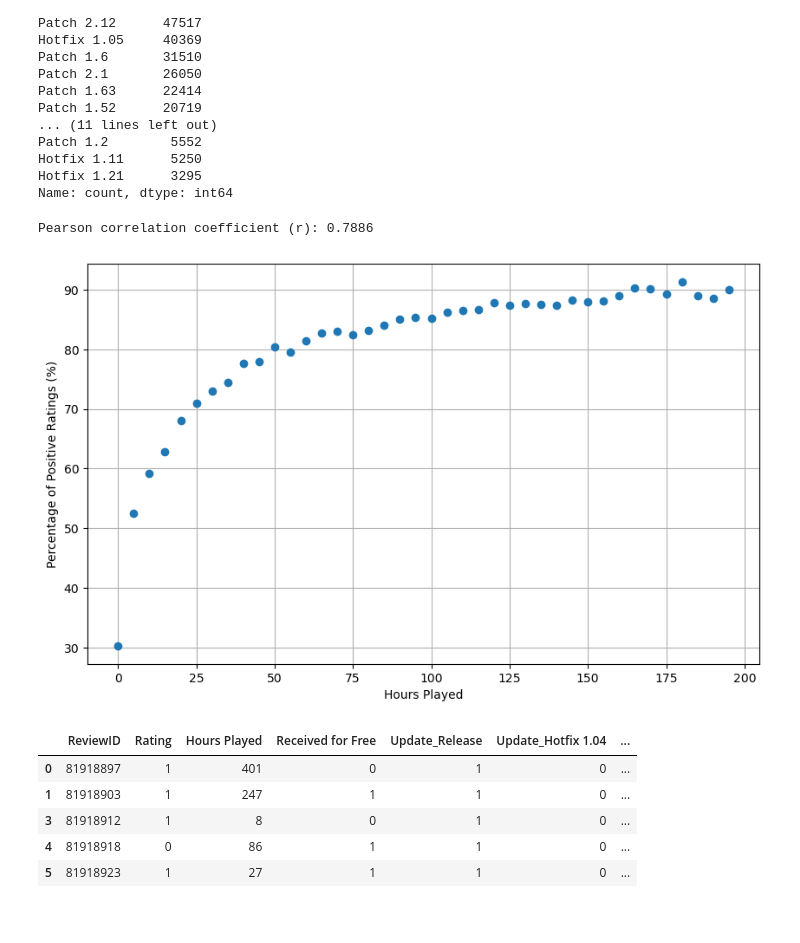
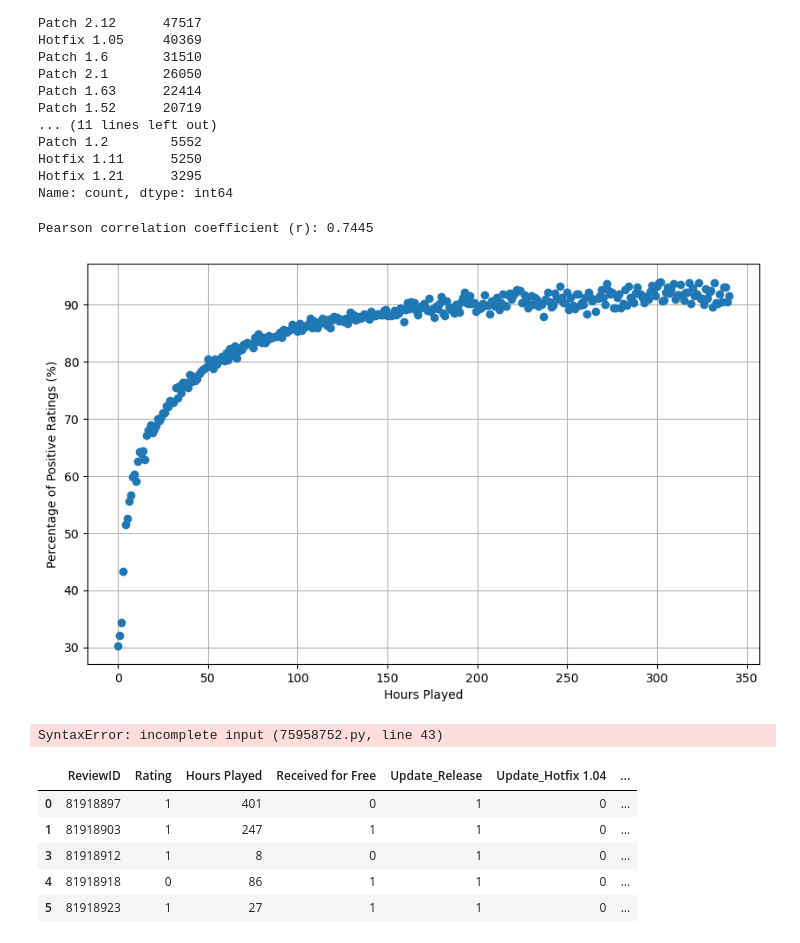
Before and after one commit to Othvaz/Data-Science, a Jupyter notebook: Code/Datascience.ipynb, the cells around one changed output. Cells and saved outputs as stored; diff of their text form; code cells hidden in the pictures.

```diff
--- a/Code/Datascience.ipynb
+++ b/Code/Datascience.ipynb
@@ -3,7 +3,7 @@ import pandas as pd
 import matplotlib.pyplot as plt
 import numpy as np
 
-cyberdf = pd.read_csv('Cyberpunk_2077_Steam_Reviews.csv')
+cyberdf = pd.read_csv('../Data_Sources/Cyberpunk_2077_Steam_Reviews.csv')
 cyberKeep = ['ReviewID', 'Rating', 'Hours Played', 'Received for Free', 'Update']
 cyberdf = cyberdf[cyberKeep]
 
@@ -379,17 +379,17 @@ Hotfix 1.11      5250
 Hotfix 1.21      3295
 Name: count, dtype: int64
 # %%
-def calculate_recommendation_percentage_for_intervals(df, intervals):
+def calculate_recommendation_percentage_for_intervals(df, interval):
     percentage_dict = {}
 
-    for hours_played in intervals:
+    for hours_played in interval:
         filtered_data = cyberdf[cyberdf['Hours Played'] == hours_played]
         total_reviews = len(filtered_data)
         recommended_reviews = len(filtered_data[filtered_data['Rating'] == 'Recommended'])
         if total_reviews > 0:
             recommendation_percentage = (recommended_reviews / total_reviews) * 100
         else:
-            recommendation_percentage = 0
+            continue
         percentage_dict[hours_played] = recommendation_percentage
     return percentage_dict
 
@@ -427,38 +427,82 @@ def summation(x, y, xy_list, data_x, data_y):
     return sum_x, sum_y, xy_list, data_x, data_y
 # %%
 #EDIT ONLY STARTING FROM THIS PART
-amountofdata = 200
-
+amountofdata = 341
 #..TO THIS PART!
 
-
-div = int(1000/amountofdata)
+interval = int(341/amountofdata)
 start = 0
-end = 200
-intervals = range(start, end, div)
-percentage_dict = calculate_recommendation_percentage_for_intervals(cyberdf, intervals)
+end = 341
+rangeofvalues = range(start, end, interval)
+percentage_dict = calculate_recommendation_percentage_for_intervals(cyberdf, rangeofvalues)
 
 #for hours_played, percentage in percentage_dict.items():
     #print(f"Percentage of recommendations at {hours_played} hours: {percentage:.2f}%")
 
 plotting(percentage_dict)
 x, y, xy, x_squared, y_squared = calc(percentage_dict)
 n = len(x)
 sum_x, sum_y, sum_xy, sum_x_squared, sum_y_squared = summation(x, y, xy, x_squared, y_squared)
 
 
 # Compute the numerator and denominator
 numerator = n * sum_xy - sum_x * sum_y
 denominator = np.sqrt((n * sum_x_squared - sum_x**2) * (n * sum_y_squared - sum_y**2))
 if denominator == 0:
     r = 0
 else:
     r = numerator / denominator
 print(f"Pearson correlation coefficient (r): {r:.4f}")
 plt.show()
 # %% [output]
-Pearson correlation coefficient (r): 0.7886
+Pearson correlation coefficient (r): 0.7445
-[figure, old version]
+[figure, new version]
+# %%
+import numpy as np
+from scipy.optimize import curve_fit
+import matplotlib.pyplot as plt
+
+# Replace this with your own data for Hours Played and Percentage of Positive Ratings
+hours_played = cyberdf('Hours Played')
+percentage_positive_ratings = percentage_dict()  # Example positive rating %
+
+# Define the logarithmic model: y = a * log(x) + b
+def log_model(x, a, b):
+    return a * np.log(x) + b
+
+# Define the exponential decay model: y = a * (1 - e^(-bx))
+def exp_decay_model(x, a, b):
+    return a * (1 - np.exp(-b * x))
+
+# Fit the data to the logarithmic model
+log_params, log_covariance = curve_fit(log_model, hours_played, percentage_positive_ratings)
+
+# Fit the data to the exponential decay model
+exp_decay_params, exp_decay_covariance = curve_fit(exp_decay_model, hours_played, percentage_positive_ratings)
+
+# Plot the original data and both fitted models
+plt.figure(figsize=(10, 6))
+plt.scatter(hours_played, percentage_positive_ratings, label="Data", color="blue")
+
+# Plot logarithmic fit
+plt.plot(hours_played, log_model(hours_played, *log_params), label="Logarithmic Fit", color="green")
+
+# Plot exponential decay fit
+plt.plot(hours_played, exp_decay_model(hours_played, *exp_decay_params), label="Exponential Decay Fit", color="red")
+
+plt.title("Logarithmic and Exponential Decay Fit")
+plt.xlabel("Hours Played")
+plt.ylabel("Percentage of Positive Ratings (%)")
+plt.legend()
+
+# Display plot
+plt.show()
+
+# Display the coefficients for both models
+print("Logarithmic Model Coefficients (a, b):", log_params)
+print("Exponential Decay Model Coefficients (a, b):", exp_d
+# %% [output]
+SyntaxError: incomplete input (75958752.py, line 43)
 # %%
 # Re-apply the correct encoding on "Rating" and "Received for Free" without creating new columns
 
```
